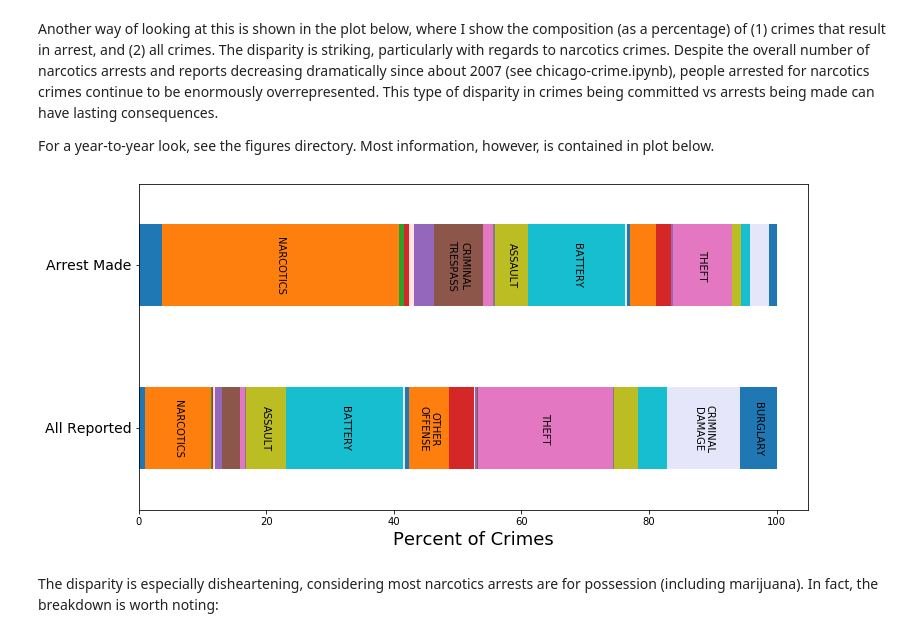
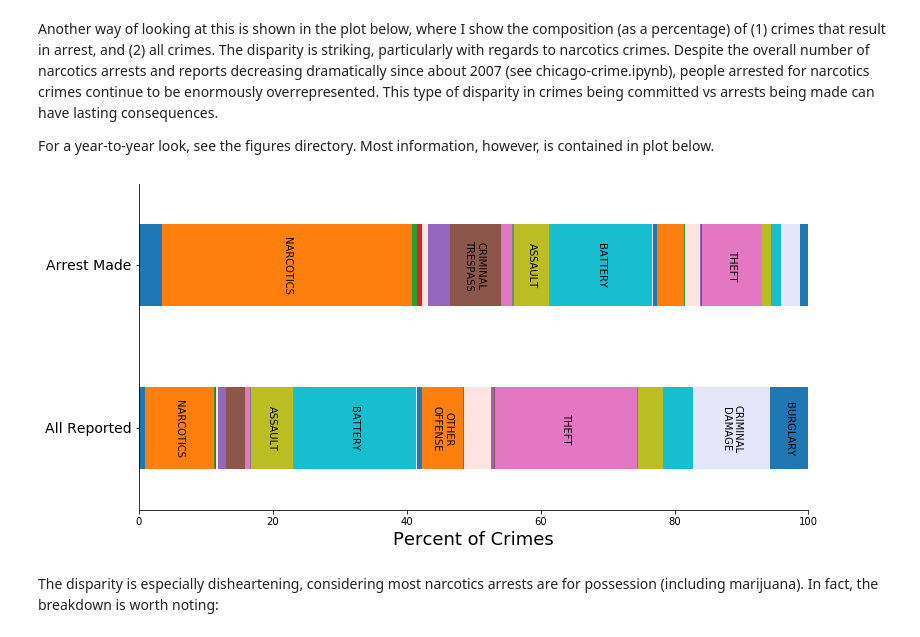
Before and after one commit to emapple/chicago-crime, a Jupyter notebook: notebooks/arrests.ipynb, the cells around one changed output. Drawn from its saved outputs; the diff is of its cells as text; code cells hidden in the pictures.

```diff
--- a/notebooks/arrests.ipynb
+++ b/notebooks/arrests.ipynb
@@ -100,8 +98,9 @@ def plot_arrest_dat_v2(arrest_dat, ax, colors=None):
 # Read in data
 # %%
 filename = '/home/elaad/Documents/Fun/DatAnalysis/datasets/Crimes_-_2001_to_present.csv'
-usecols=[2, 5, 6, 8, 19, 20]
-dtype={'Primary Type': str, 'Description': str, 'Arrest': bool, 'Latitude' : float, 'Longitude' : float}
+usecols=[2, 5, 6, 8, 13, 19, 20]
+dtype={'Primary Type': str, 'Description': str, 'Arrest': np.bool8, 'Latitude' : np.float32,
+       'Longitude' : np.float32, 'Community Area': np.float32}
 crimedata = read_data(filename, usecols=usecols, dtype=dtype)
 crimedata = crimedata[crimedata.Longitude > -90] # getting rid of a few unexpected outliers beyond the city limits
 crimedata.sort_index(inplace=True)
@@ -154,9 +153,12 @@ For a year-to-year look, see the figures directory. Most information, however, i
 # %%
 fig, ax = plt.subplots(1, 1)
 fig.set_size_inches(12, 6)
 plot_arrest_dat_v2(arrests_by_crime, ax)
+ax.set_xlim([0, 100])
+ax.spines['right'].set_visible(False)
+ax.spines['top'].set_visible(False)
 # %% [output]
-[figure, old version]
+[figure, new version]
 # %%
 narcotics_arrests = crimedata[(crimedata['Primary Type'] == 'NARCOTICS') & (crimedata['Arrest'])]
 poss_frac = len(narcotics_arrests[narcotics_arrests['Description'].str.startswith('POSS')])
```
Also changed, not shown: parts of 4 cells of this notebook.
